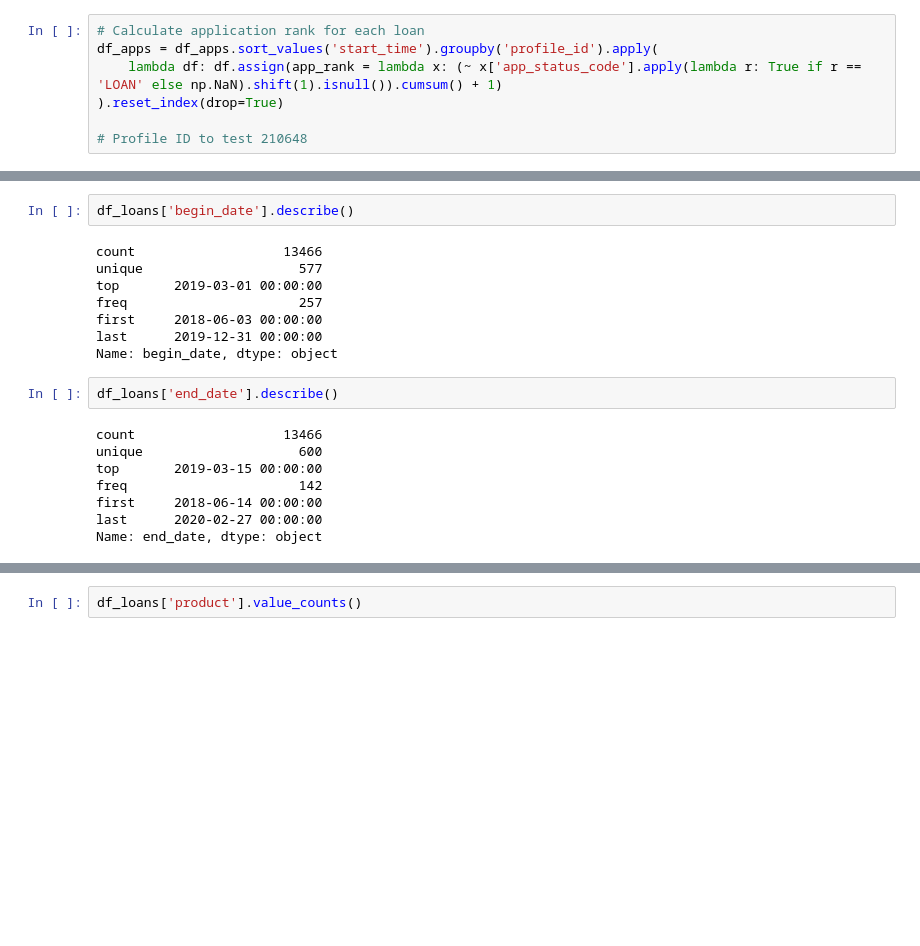
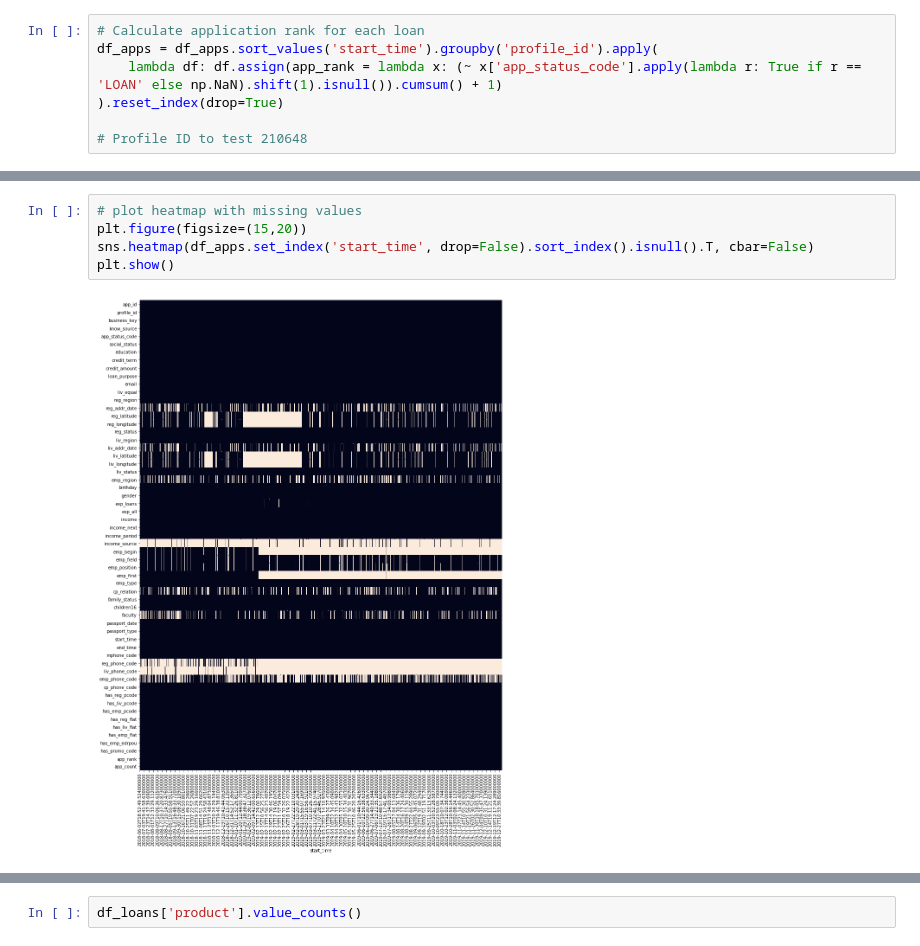
Before and after one commit to RomanShevtsiv/lending-score-model, a Jupyter notebook: notebooks/eda-apps.ipynb, the cells around one changed output, grey strips where cells are left out. Cells and saved outputs as stored; diff of their text form; blank space fills up the shorter version.

```diff
--- a/notebooks/eda-apps.ipynb
+++ b/notebooks/eda-apps.ipynb
@@ -315,20 +277,7 @@ df_loans.drop(['profile_id', 'app_id', 'loan'], axis='columns').describe()
-# %%
-df_loans['begin_date'].describe()
-# %% [output]
-count                   13466
-unique                    577
-top       2019-03-01 00:00:00
-freq                      257
-first     2018-06-03 00:00:00
-last      2019-12-31 00:00:00
-Name: begin_date, dtype: object
-# %%
-df_loans['end_date'].describe()
-# %% [output]
-count                   13466
-unique                    600
-top       2019-03-15 00:00:00
-freq                      142
-first     2018-06-14 00:00:00
-last      2020-02-27 00:00:00
-Name: end_date, dtype: object
+# %%
+# plot heatmap with missing values
+plt.figure(figsize=(15,20))
+sns.heatmap(df_apps.set_index('start_time', drop=False).sort_index().isnull().T, cbar=False)
+plt.show()
+# %% [output]
+[figure, added]
```
Also changed, not shown: parts of 16 cells of this notebook.
